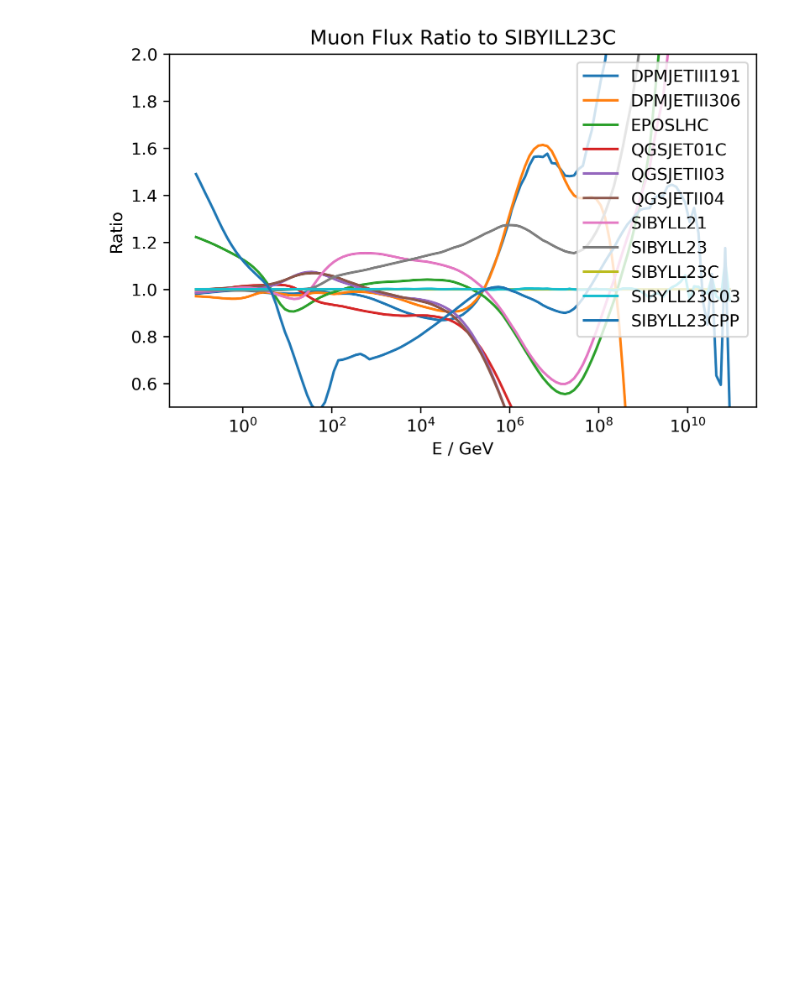
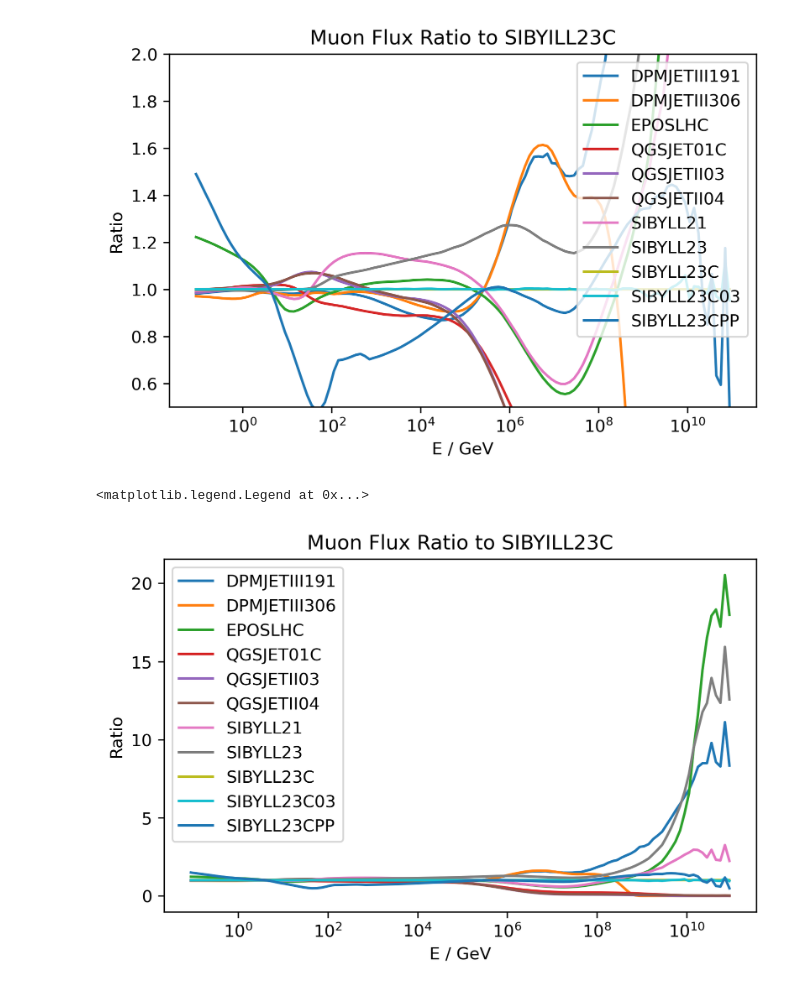
Before and after one commit to StFroese/misc, a Jupyter notebook: int_models/Model Comparison.ipynb, the cells around one changed output. Drawn from its saved outputs; the diff is of its cells as text; code cells hidden in the pictures; blank space fills up the shorter version.

Commit message:
int models whole range

```diff
--- a/int_models/Model Comparison.ipynb
+++ b/int_models/Model Comparison.ipynb
@@ -69,3 +69,18 @@ plt.legend()
 # %% [output]
 <matplotlib.legend.Legend at 0x...>
 [figure]
+# %%
+fig = plt.figure(figsize=(5.45, 3.64),
+    dpi=300,
+    constrained_layout=True)
+for m in models:
+    plt.plot(run.e_grid, muon_fluxes[m]/muon_fluxes["SIBYLL23C"], label=m)
+plt.xscale('log')
+plt.yscale('linear')
+plt.ylabel('Ratio')
+plt.xlabel('E / GeV')
+plt.title("Muon Flux Ratio to SIBYILL23C")
+plt.legend()
+# %% [output]
+<matplotlib.legend.Legend at 0x...>
+[figure, added]
```
